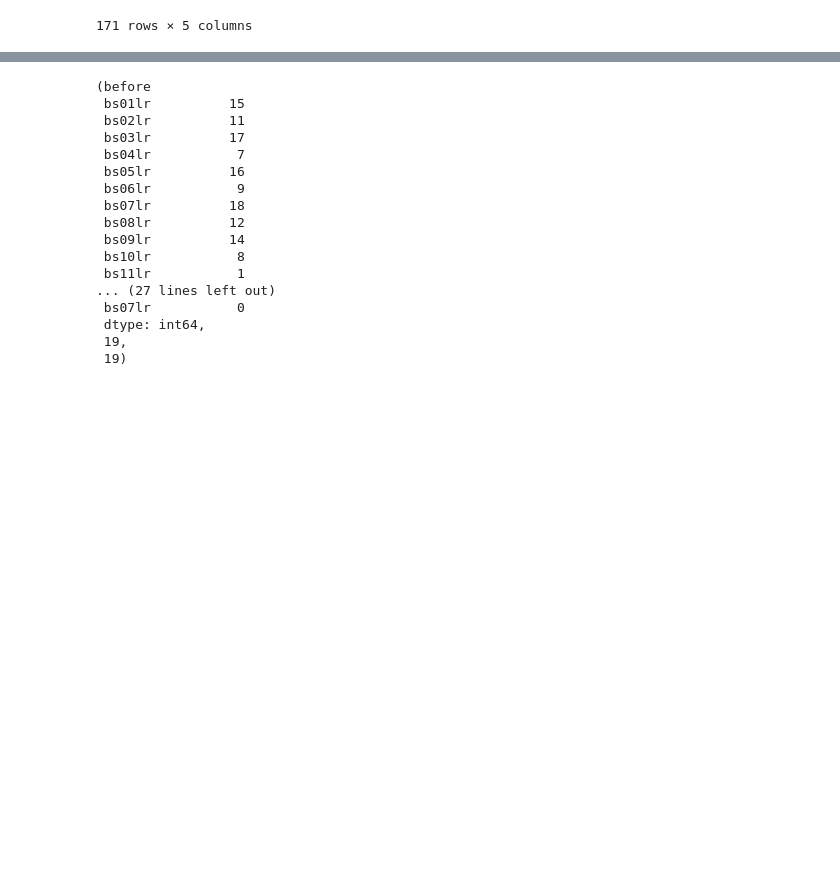
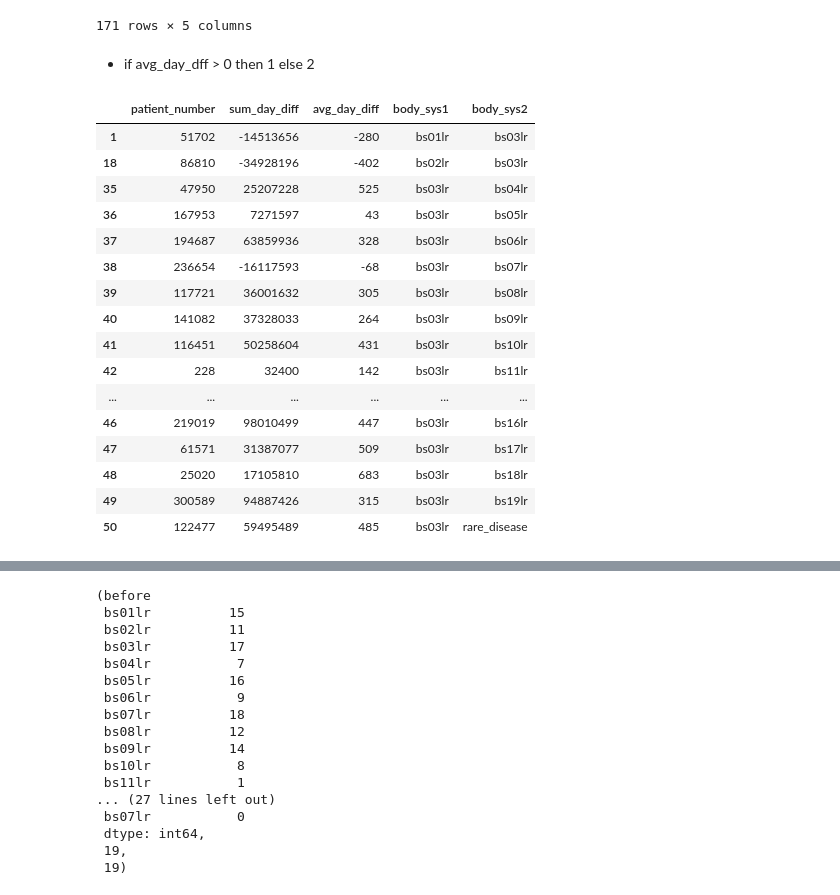
Before and after one commit to oneoffcoder/lasso-bbn, a Jupyter notebook: jupyter/diabetes-00-colley.ipynb, the cells around one changed output, grey strips where cells are left out. Cells and saved outputs as stored; diff of their text form; code cells hidden in the pictures; blank space fills up the shorter version.

```diff
--- a/jupyter/diabetes-00-colley.ipynb
+++ b/jupyter/diabetes-00-colley.ipynb
@@ -52,6 +52,28 @@ df
 | 169 | 30637 | -1870223 | -61 | bs18lr | rare_disease |
 | 170 | 179395 | 24914942 | 138 | bs19lr | rare_disease |
 171 rows × 5 columns
+# %% [markdown]
+- if avg_day_dff > 0 then 1 else 2
+# %%
+df.query('body_sys1 == "bs03lr" or body_sys2 == "bs03lr"')
+# %% [output]
+|  | patient_number | sum_day_diff | avg_day_diff | body_sys1 | body_sys2 |
+| 1 | 51702 | -14513656 | -280 | bs01lr | bs03lr |
+| 18 | 86810 | -34928196 | -402 | bs02lr | bs03lr |
+| 35 | 47950 | 25207228 | 525 | bs03lr | bs04lr |
+| 36 | 167953 | 7271597 | 43 | bs03lr | bs05lr |
+| 37 | 194687 | 63859936 | 328 | bs03lr | bs06lr |
+| 38 | 236654 | -16117593 | -68 | bs03lr | bs07lr |
+| 39 | 117721 | 36001632 | 305 | bs03lr | bs08lr |
+| 40 | 141082 | 37328033 | 264 | bs03lr | bs09lr |
+| 41 | 116451 | 50258604 | 431 | bs03lr | bs10lr |
+| 42 | 228 | 32400 | 142 | bs03lr | bs11lr |
+| ... | ... | ... | ... | ... | ... |
+| 46 | 219019 | 98010499 | 447 | bs03lr | bs16lr |
+| 47 | 61571 | 31387077 | 509 | bs03lr | bs17lr |
+| 48 | 25020 | 17105810 | 683 | bs03lr | bs18lr |
+| 49 | 300589 | 94887426 | 315 | bs03lr | bs19lr |
+| 50 | 122477 | 59495489 | 485 | bs03lr | rare_disease |
 # %%
 import itertools
 import numpy as np
```
Also changed, not shown: parts of 2 cells of this notebook, 1 other file.
